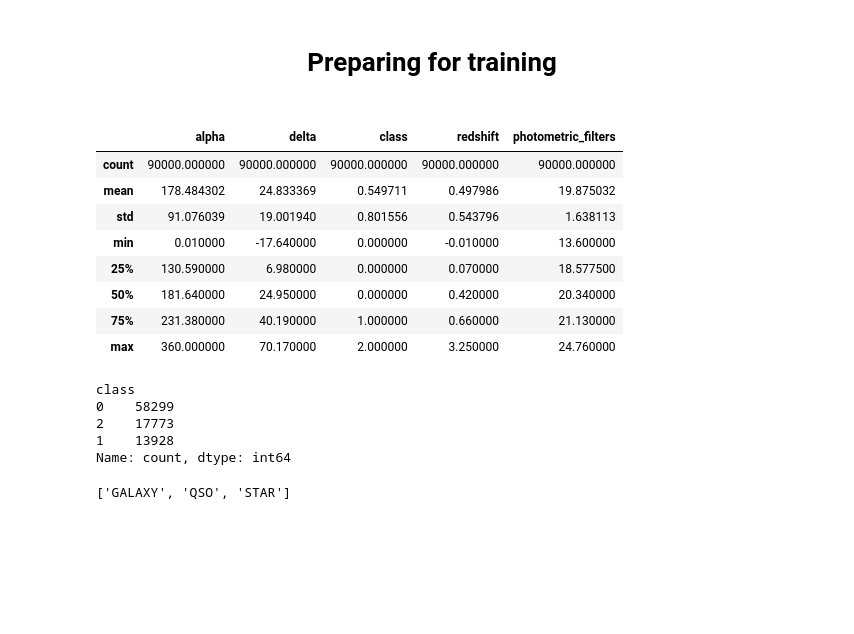
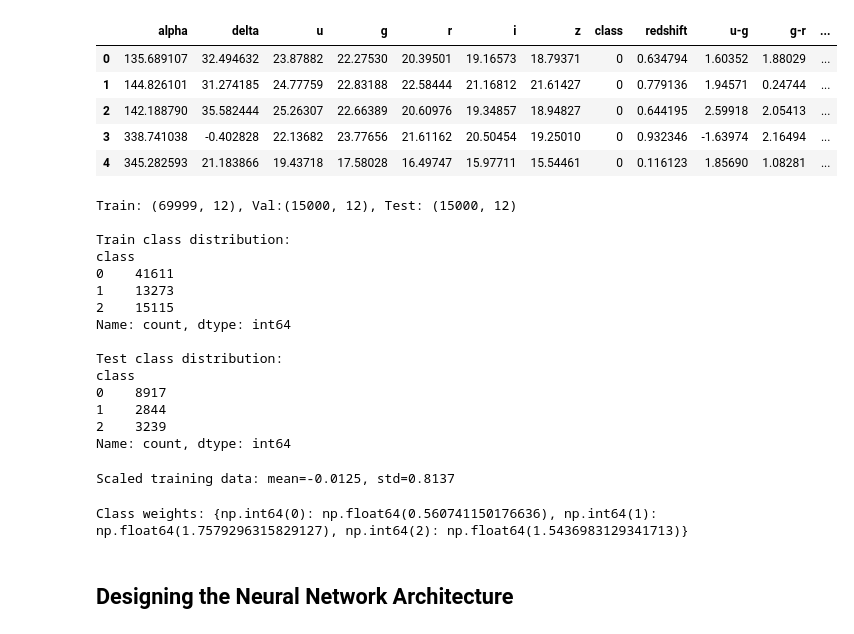
Before and after one commit to Mortti11/Deep_Learning, a Jupyter notebook: classification/keras.ipynb, the cells around one changed output. Saved outputs shown, nothing was run; the diff lists cells and outputs as text; code cells hidden in the pictures; blank space fills up the shorter version.

```diff
--- a/classification/keras.ipynb
+++ b/classification/keras.ipynb
@@ -26,2 +16,0 @@ import pickle, os
-# %% [markdown]
-<h1><center>Preparing for training</center><h1>
@@ -28,32 +20,60 @@ import pickle, os
 # %%
-# Loading the DS and class names
+# Loading the cleaned ds from Pre_Pro notebook
 df = pd.read_csv('classification_cleaned.csv')
 df.head()
-
-with open('class_names.pkl', 'rb') as f:
-    class_names = pickle.load(f)
+# %% [output]
+|  | alpha | delta | u | g | r | i | z | class | redshift | u-g | g-r | ... |
+| 0 | 135.689107 | 32.494632 | 23.87882 | 22.27530 | 20.39501 | 19.16573 | 18.79371 | 0 | 0.634794 | 1.60352 | 1.88029 | ... |
+| 1 | 144.826101 | 31.274185 | 24.77759 | 22.83188 | 22.58444 | 21.16812 | 21.61427 | 0 | 0.779136 | 1.94571 | 0.24744 | ... |
+| 2 | 142.188790 | 35.582444 | 25.26307 | 22.66389 | 20.60976 | 19.34857 | 18.94827 | 0 | 0.644195 | 2.59918 | 2.05413 | ... |
+| 3 | 338.741038 | -0.402828 | 22.13682 | 23.77656 | 21.61162 | 20.50454 | 19.25010 | 0 | 0.932346 | -1.63974 | 2.16494 | ... |
+| 4 | 345.282593 | 21.183866 | 19.43718 | 17.58028 | 16.49747 | 15.97711 | 15.54461 | 0 | 0.116123 | 1.85690 | 1.08281 | ... |
 # %%
-df.describe()
+# Splitting features and target
+X = df.drop("class", axis=1)
+y =df['class']
+
+X_train, X_temp, y_train, y_temp = train_test_split(X, y, test_size=0.30, random_state=42, stratify=y)
+X_val, X_test, y_val, y_test = train_test_split(X_temp, y_temp, test_size=0.50, random_state=42, stratify=y_temp)
+
+print(f'Train: {X_train.shape}, Val:{X_val.shape}, Test: {X_test.shape}')
+print(f"\nTrain class distribution:")
+print(y_train.value_counts().sort_index())
+print(f'\nTest class distribution:')
+print(y_test.value_counts().sort_index())
 # %% [output]
-|  | alpha | delta | class | redshift | photometric_filters |
-| count | 90000.000000 | 90000.000000 | 90000.000000 | 90000.000000 | 90000.000000 |
-| mean | 178.484302 | 24.833369 | 0.549711 | 0.497986 | 19.875032 |
-| std | 91.076039 | 19.001940 | 0.801556 | 0.543796 | 1.638113 |
-| min | 0.010000 | -17.640000 | 0.000000 | -0.010000 | 13.600000 |
-| 25% | 130.590000 | 6.980000 | 0.000000 | 0.070000 | 18.577500 |
-| 50% | 181.640000 | 24.950000 | 0.000000 | 0.420000 | 20.340000 |
-| 75% | 231.380000 | 40.190000 | 1.000000 | 0.660000 | 21.130000 |
-| max | 360.000000 | 70.170000 | 2.000000 | 3.250000 | 24.760000 |
+Train: (69999, 12), Val:(15000, 12), Test: (15000, 12)
+
+Train class distribution:
+class
+0    41611
+1    13273
+2    15115
+Name: count, dtype: int64
+
+Test class distribution:
+class
+0    8917
+1    2844
+2    3239
+Name: count, dtype: int64
 # %%
-df['class'].value_counts()
+# RobustScaler is good here because some color indices have outliers.
+
+scaler = RobustScaler()
+X_train_scaled = scaler.fit_transform(X_train)
+X_val_scaled = scaler.transform(X_val)
+X_test_scaled = scaler.transform(X_test)
+
+print(f'Scaled training data: mean={X_train_scaled.mean():.4f}, std={X_train_scaled.std():.4f}')
 # %% [output]
-class
-0    58299
-2    17773
-1    13928
-Name: count, dtype: int64
+Scaled training data: mean=-0.0125, std=0.8137
 # %%
-# Print clas name
-class_names
+# Computing class weights instead of undersampling.
+
+classes = np.unique(y_train)
+weights = compute_class_weight('balanced', classes=classes, y=y_train)
+class_weight = dict(zip(classes, weights))
+print(f"Class weights: {class_weight}")
 # %% [output]
-['GALAXY', 'QSO', 'STAR']
+Class weights: {np.int64(0): np.float64(0.560741150176636), np.int64(1): np.float64(1.7579296315829127), np.int64(2): np.float64(1.5436983129341713)}
@@ -64 +80,3 @@ y = df['class'].values
+# %% [markdown]
+## Designing the Neural Network Architecture
 # %%
```
Also changed, not shown: parts of 23 cells of this notebook, 11 other files.
